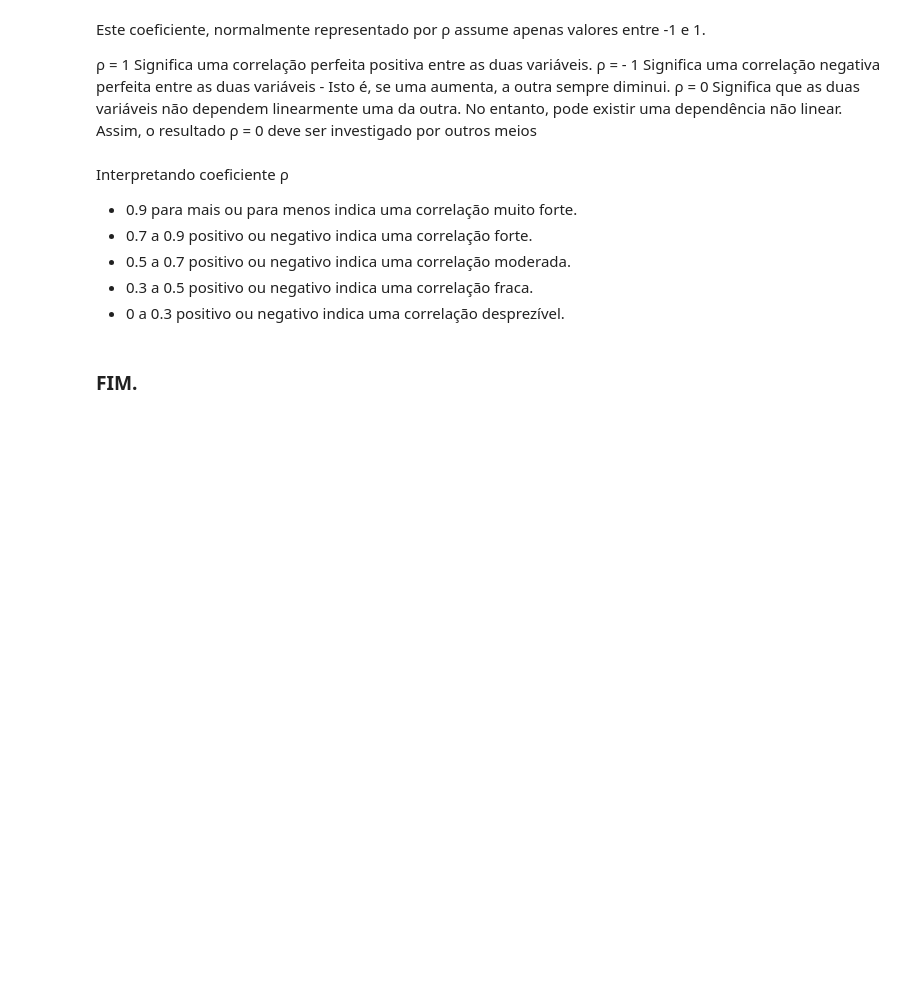
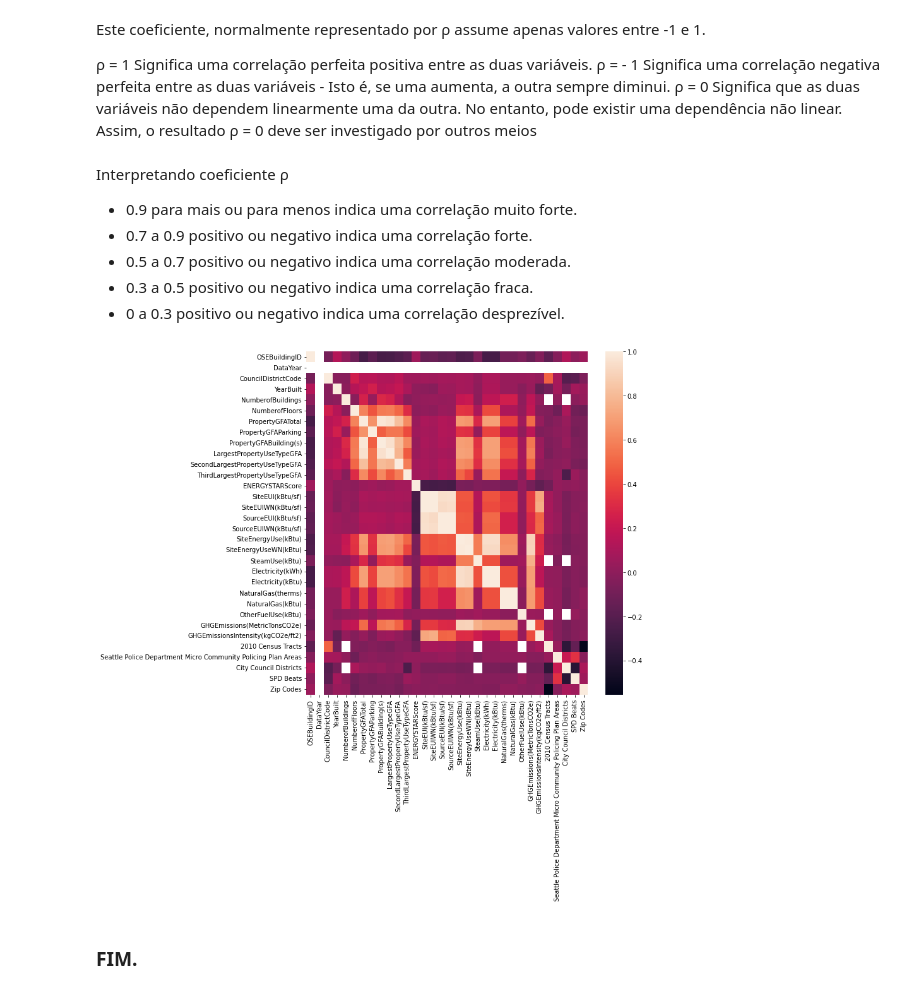
Before and after one commit to caiquemiranda/studies-machine-learning-python-II, a Jupyter notebook: modulo-01/02-pre-processamento.ipynb, the cells around one changed output. Drawn from its saved outputs; the diff is of its cells as text; code cells hidden in the pictures; blank space fills up the shorter version.

Commit message:
corr-pearson

```diff
--- a/modulo-01/02-pre-processamento.ipynb
+++ b/modulo-01/02-pre-processamento.ipynb
@@ -122,2 +114,15 @@ print(dados.coee(method = 'pearson'))
+# %%
+# imports graficos
+import matplotlib.pyplot as plt
+import seaborn as sns
+
+# configuração figura
+plt.figure(figsize=(10, 10))
+
+# visualização do mapa de calor com coeficiente de pearson
+sns.heatmap(df.corr())
+plt.show();
+# %% [output]
+[figure, added]
 # %% [markdown]
 ### FIM.
```
Also changed, not shown: parts of 1 cell of this notebook.
